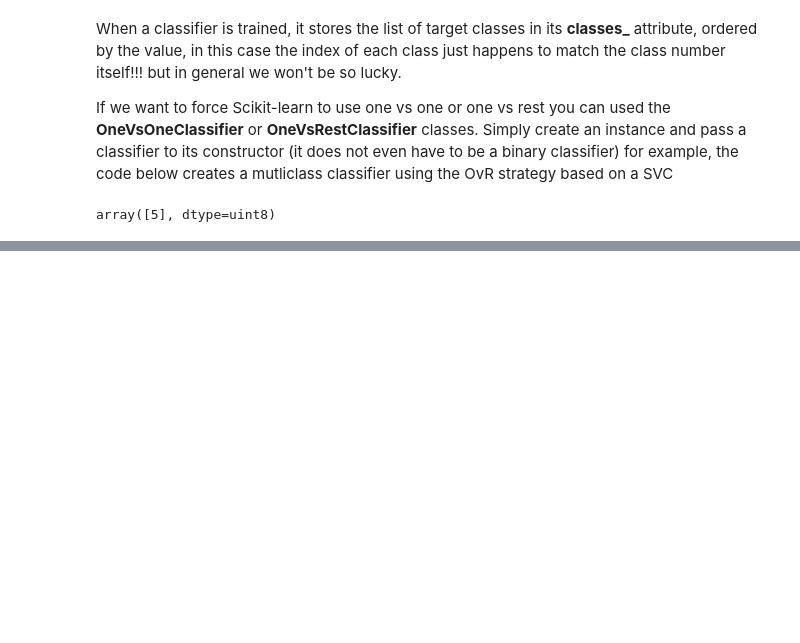
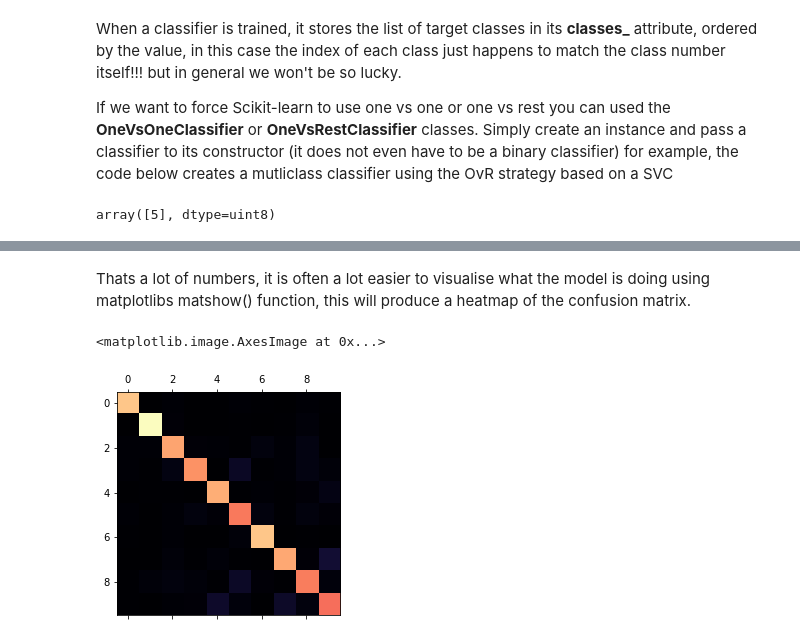
Before and after one commit to CamWheeler135/homework, a Jupyter notebook: Hands_On_Machine_Learning/Chapter 03 - Classification.ipynb, the cells around one changed output, grey strips where cells are left out. Saved outputs shown, nothing was run; the diff lists cells and outputs as text; code cells hidden in the pictures; blank space fills up the shorter version.

```diff
--- a/Hands_On_Machine_Learning/Chapter 03 - Classification.ipynb
+++ b/Hands_On_Machine_Learning/Chapter 03 - Classification.ipynb
@@ -461,0 +468,3 @@ array([5], dtype=uint8)
+# %%
+sgd_clf.fit(X_train, y_train)
+sgd_clf.predict([first_digit])
@@ -461,0 +501,6 @@ array([5], dtype=uint8)
+# %%
+y_train_prediction = cross_val_predict(sgd_clf, X_train, y_train, cv=3)
+# %%
+from sklearn.metrics import confusion_matrix
+conf_mx = confusion_matrix(y_train, y_train_prediction)
+conf_mx
@@ -461,0 +518,7 @@ array([5], dtype=uint8)
+# %% [markdown]
+Thats a lot of numbers, it is often a lot easier to visualise what the model is doing using matplotlibs matshow() function, this will produce a heatmap of the confusion matrix.
+# %%
+plt.matshow(conf_mx, cmap='magma')
+# %% [output]
+<matplotlib.image.AxesImage at 0x...>
+[figure, added]
```
Also changed, not shown: parts of 29 cells of this notebook.
